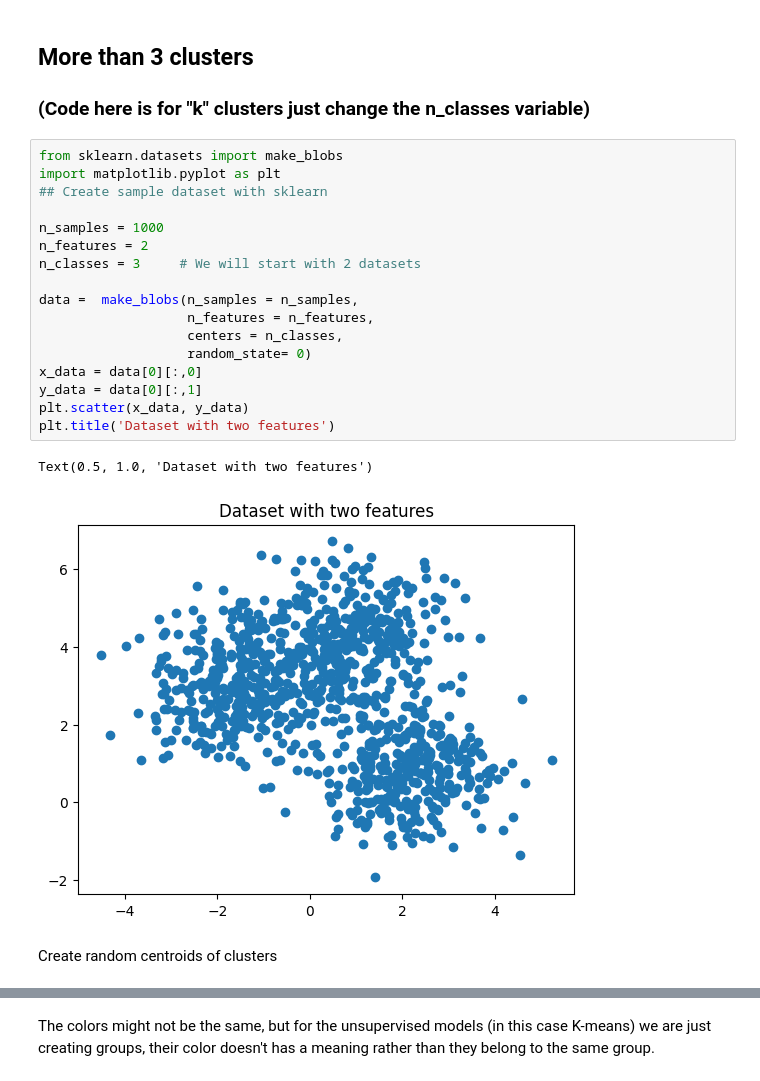
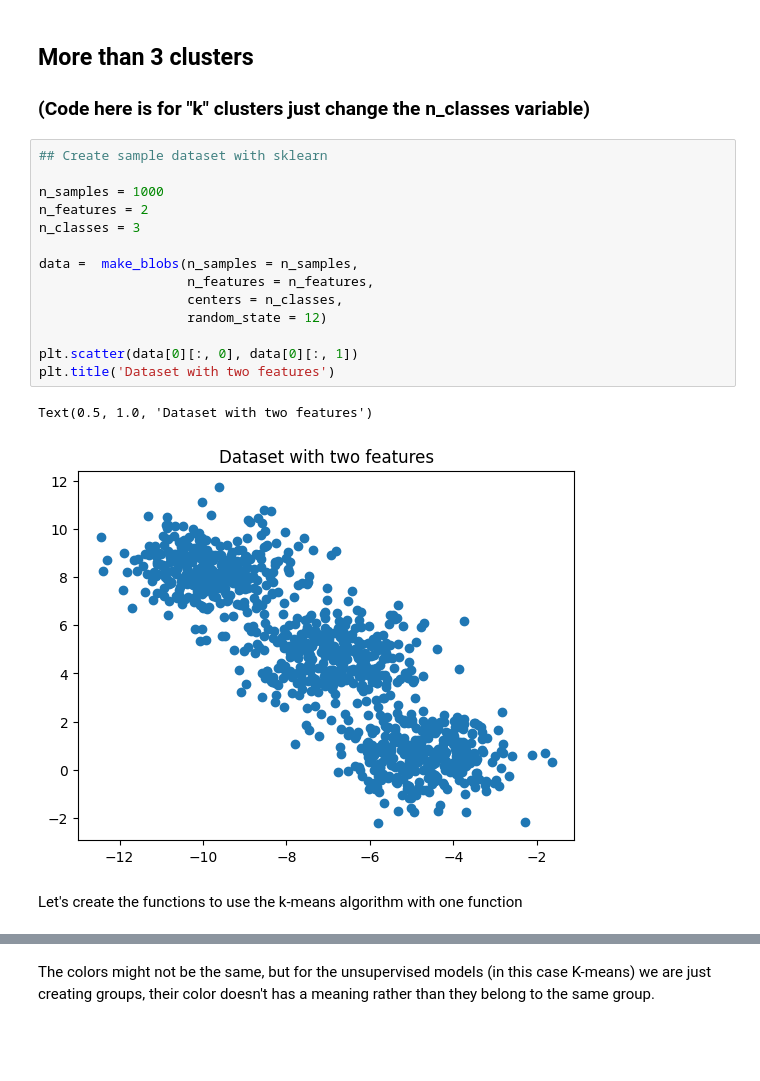
Before and after one commit to GJRangel/Machine-Learning-Certificate, a Jupyter notebook: Learning Codes/K-mean Clustering.ipynb, the cells around one changed output, grey strips where cells are left out. Drawn from its saved outputs; the diff is of its cells as text; blank space fills up the shorter version.

Commit message:
k-means completed x2

```diff
--- a/Learning Codes/K-mean Clustering.ipynb
+++ b/Learning Codes/K-mean Clustering.ipynb
@@ -146,24 +146,21 @@ while diff_1 > treshold or diff_2 > treshold:
 ## More than 3 clusters
 ### (Code here is for "k" clusters just change the n_classes variable)
 # %%
-from sklearn.datasets import make_blobs
-import matplotlib.pyplot as plt
 ## Create sample dataset with sklearn
 
 n_samples = 1000
 n_features = 2
-n_classes = 3     # We will start with 2 datasets
+n_classes = 3
 
 data =  make_blobs(n_samples = n_samples,
                    n_features = n_features,
                    centers = n_classes,
-                   random_state= 0)
-x_data = data[0][:,0]
-y_data = data[0][:,1]
-plt.scatter(x_data, y_data)
+                   random_state = 12)
+
+plt.scatter(data[0][:, 0], data[0][:, 1])
 plt.title('Dataset with two features')
 # %% [output]
 Text(0.5, 1.0, 'Dataset with two features')
-[figure, old version]
+[figure, new version]
-# %% [markdown]
-Create random centroids of clusters
+# %% [markdown]
+Let's create the functions to use the k-means algorithm with one function
```
Also changed, not shown: parts of 17 cells of this notebook.
